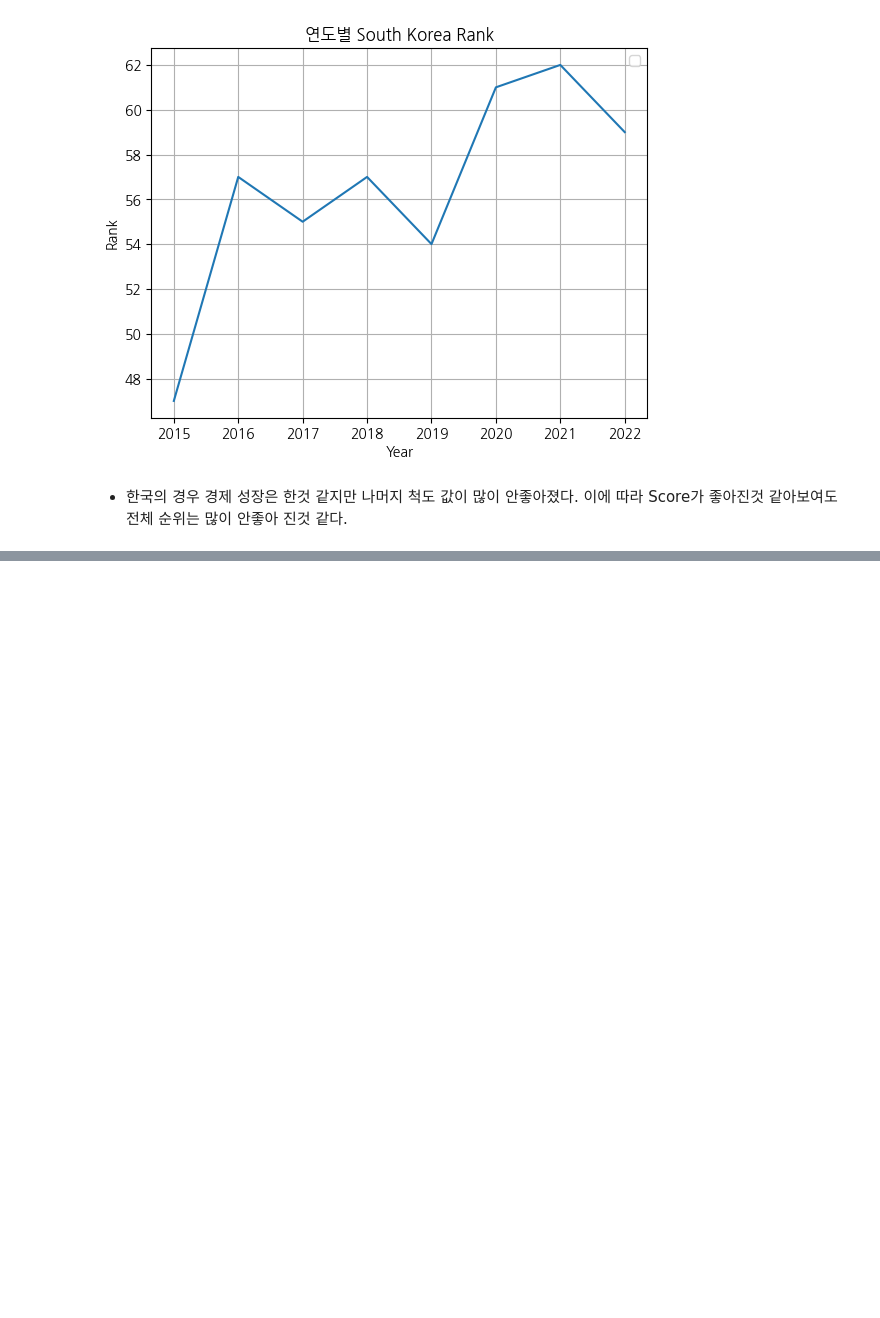
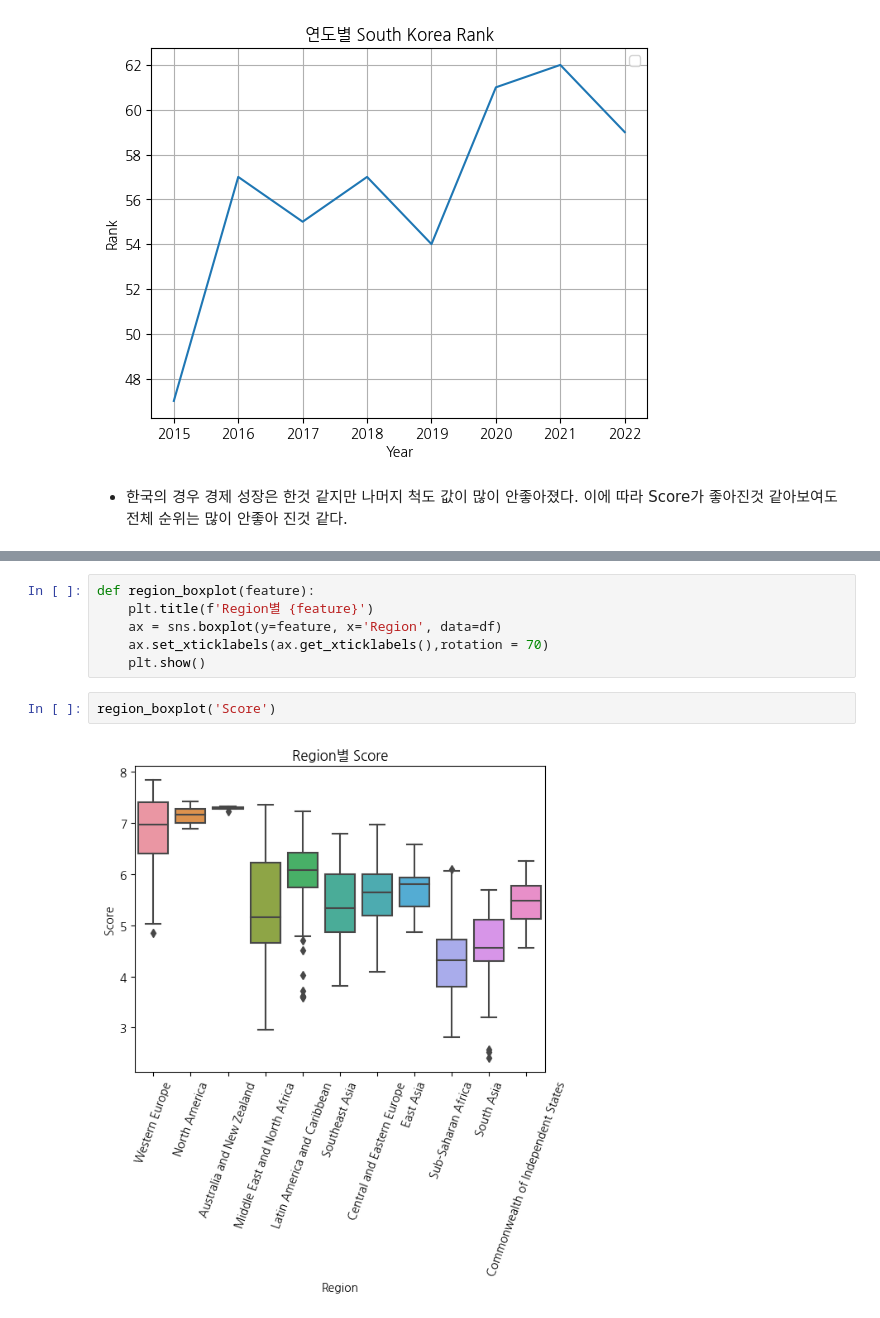
Before and after one commit to SangHui48/data_study, a Jupyter notebook: p_month_1/EDA_1.ipynb, the cells around one changed output, grey strips where cells are left out. Drawn from its saved outputs; the diff is of its cells as text; blank space fills up the shorter version.

```diff
--- a/p_month_1/EDA_1.ipynb
+++ b/p_month_1/EDA_1.ipynb
@@ -211,0 +261,10 @@ No artists with labels found to put in legend.  Note that artists whose label st
+# %%
+def region_boxplot(feature):
+    plt.title(f'Region별 {feature}')
+    ax = sns.boxplot(y=feature, x='Region', data=df)
+    ax.set_xticklabels(ax.get_xticklabels(),rotation = 70)
+    plt.show()
+# %%
+region_boxplot('Score')
+# %% [output]
+[figure, added]
```
Also changed, not shown: parts of 14 cells of this notebook.
